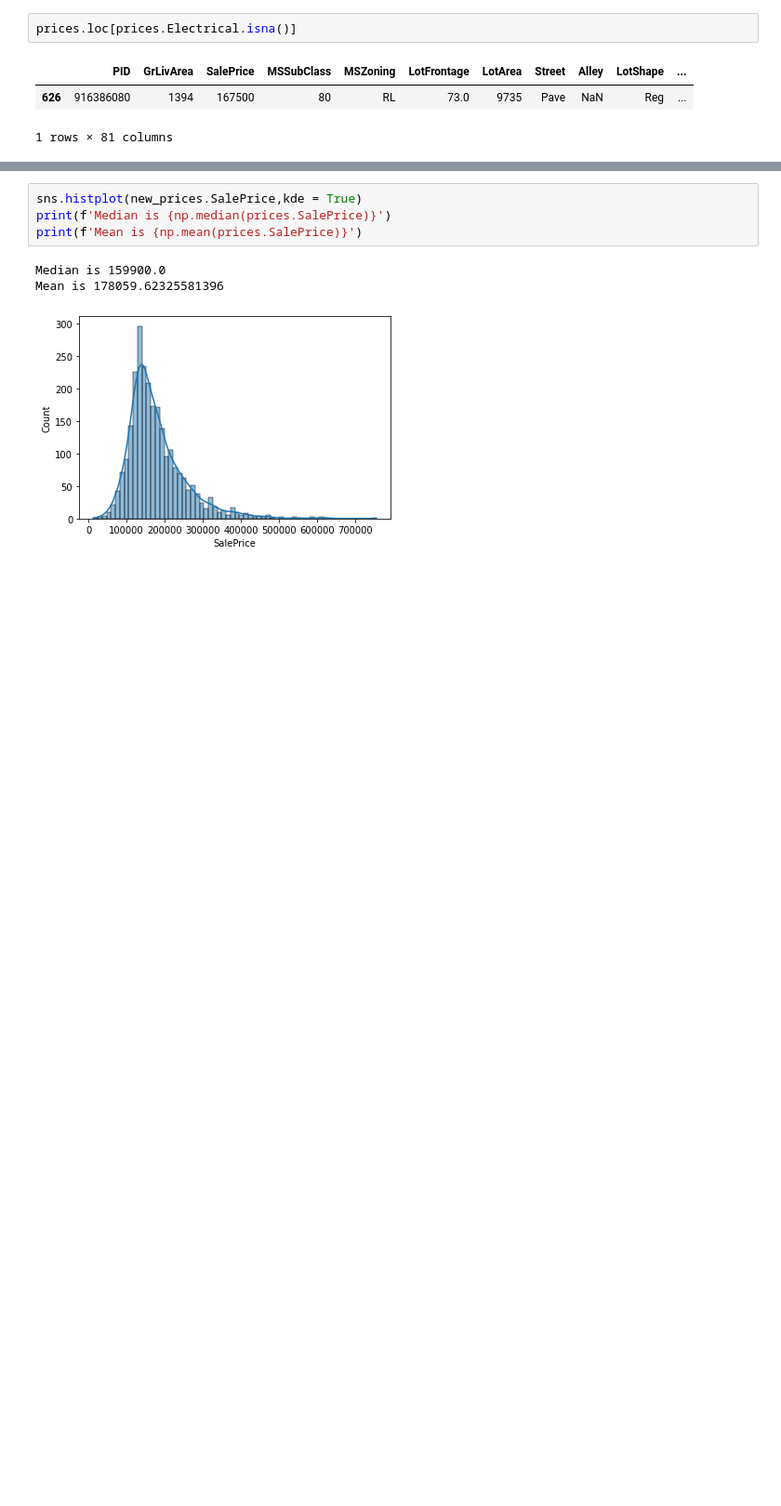
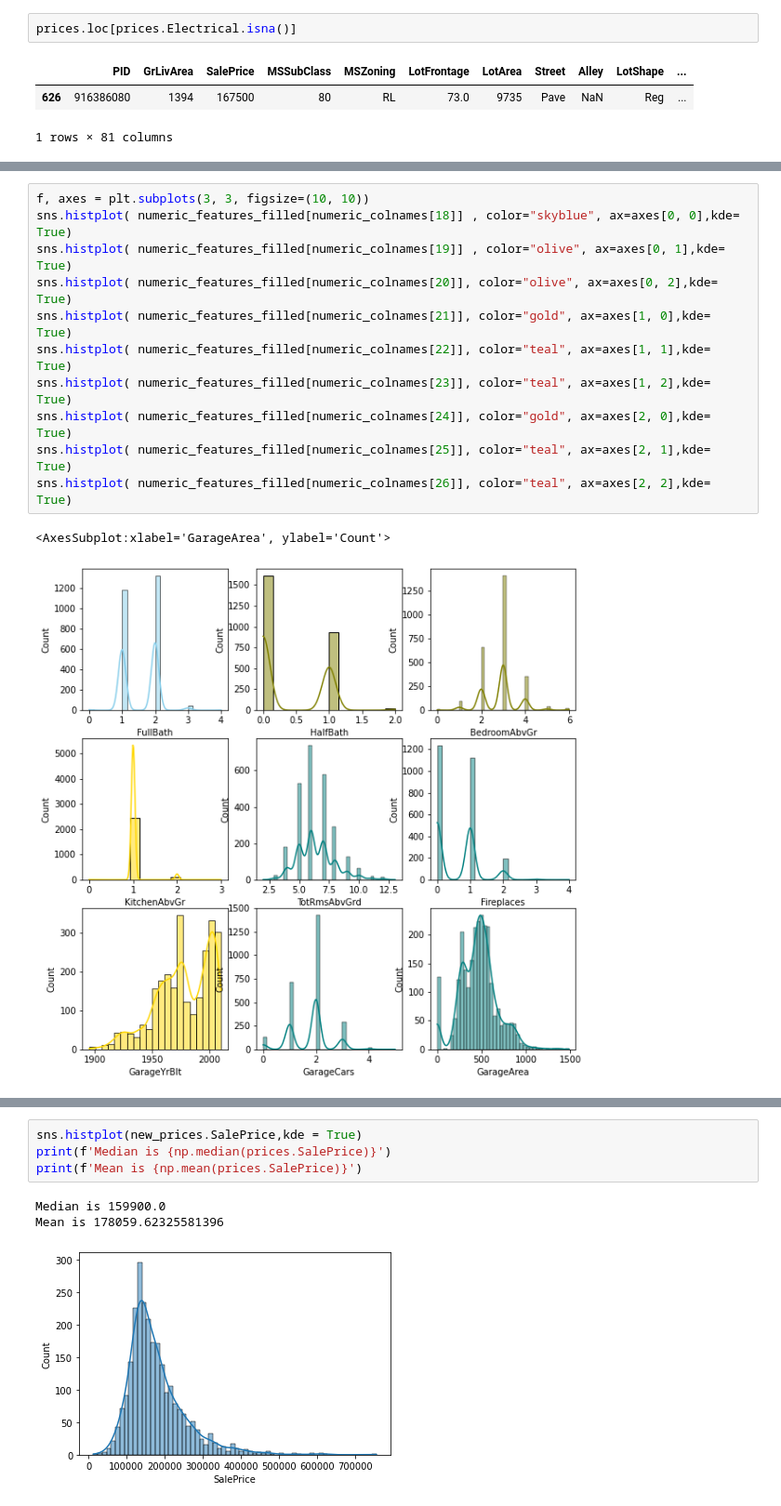
Before and after one commit to DarishSakeesing/housing-price-prediction, a Jupyter notebook: DouglasPizac/house_prices_EDA.ipynb, the cells around one changed output, grey strips where cells are left out. Shown at 93% size. Saved outputs shown, nothing was run; the diff lists cells and outputs as text; blank space fills up the shorter version.

```diff
--- a/DouglasPizac/house_prices_EDA.ipynb
+++ b/DouglasPizac/house_prices_EDA.ipynb
@@ -152,0 +185,14 @@ prices.loc[prices.Electrical.isna()]
+# %%
+f, axes = plt.subplots(3, 3, figsize=(10, 10))
+sns.histplot( numeric_features_filled[numeric_colnames[18]] , color="skyblue", ax=axes[0, 0],kde= True)
+sns.histplot( numeric_features_filled[numeric_colnames[19]] , color="olive", ax=axes[0, 1],kde= True)
+sns.histplot( numeric_features_filled[numeric_colnames[20]], color="olive", ax=axes[0, 2],kde= True)
+sns.histplot( numeric_features_filled[numeric_colnames[21]], color="gold", ax=axes[1, 0],kde= True)
+sns.histplot( numeric_features_filled[numeric_colnames[22]], color="teal", ax=axes[1, 1],kde= True)
+sns.histplot( numeric_features_filled[numeric_colnames[23]], color="teal", ax=axes[1, 2],kde= True)
+sns.histplot( numeric_features_filled[numeric_colnames[24]], color="gold", ax=axes[2, 0],kde= True)
+sns.histplot( numeric_features_filled[numeric_colnames[25]], color="teal", ax=axes[2, 1],kde= True)
+sns.histplot( numeric_features_filled[numeric_colnames[26]], color="teal", ax=axes[2, 2],kde= True)
+# %% [output]
+<AxesSubplot:xlabel='GarageArea', ylabel='Count'>
+[figure, added]
```
Also changed, not shown: parts of 34 cells of this notebook.
